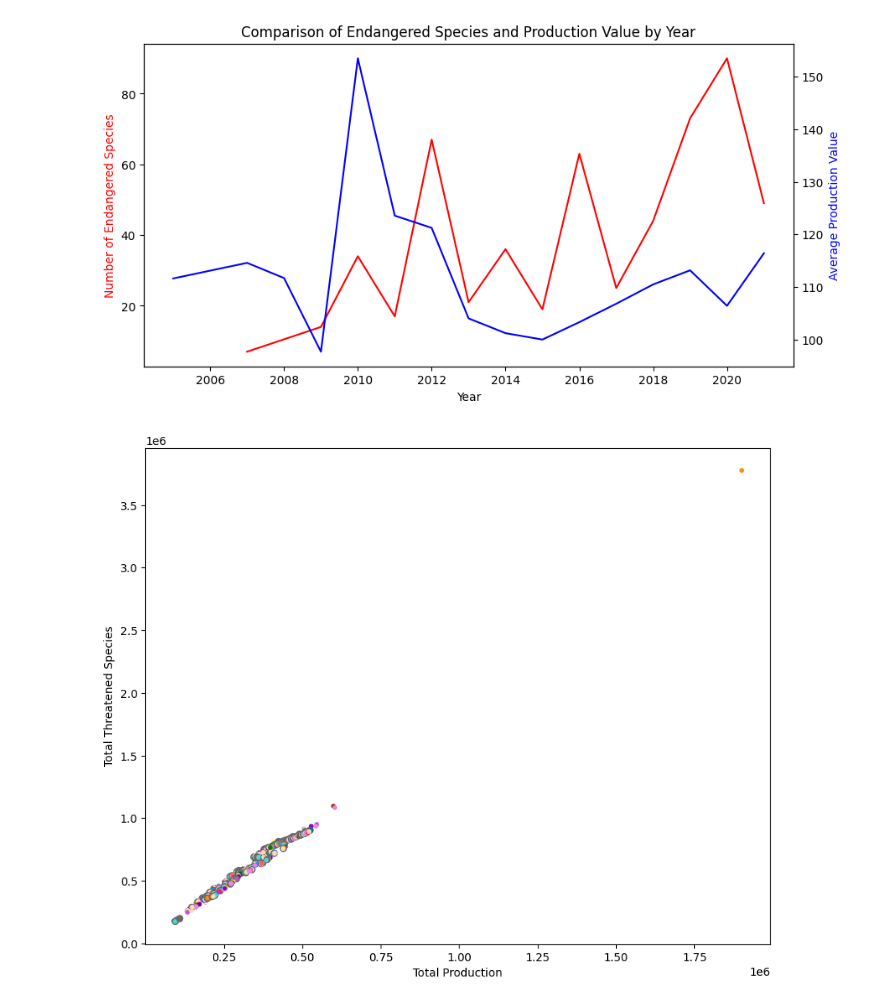
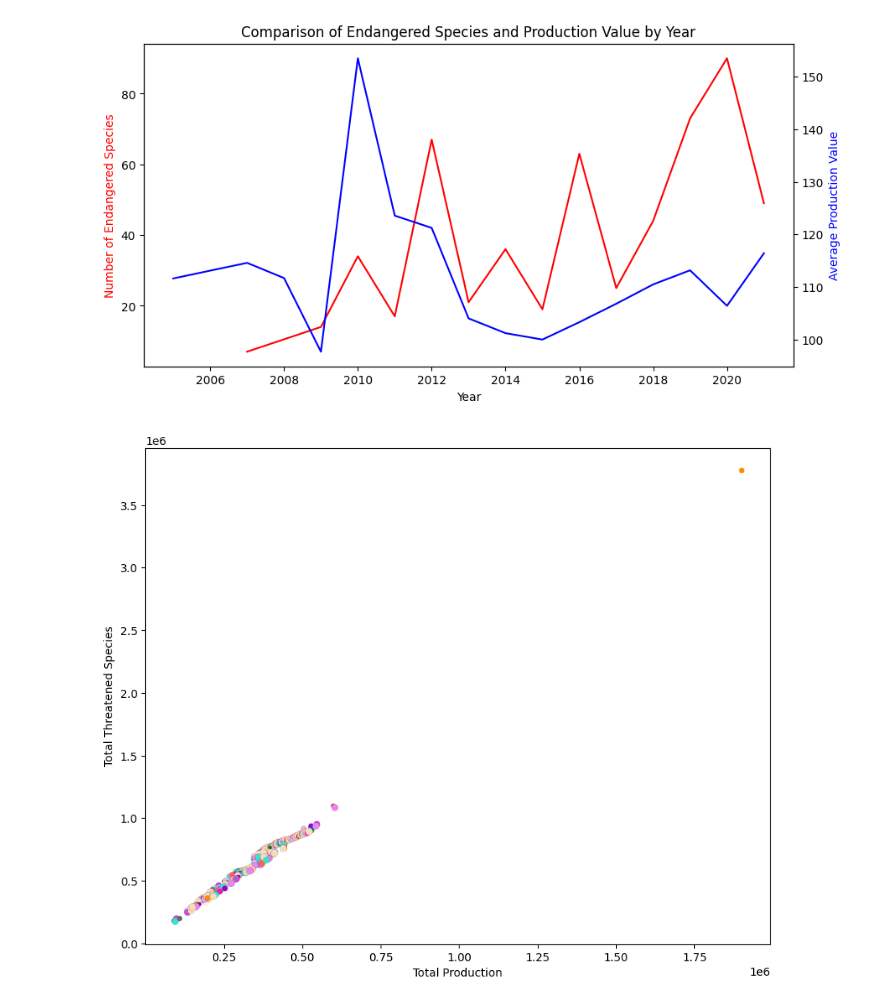
Before and after one commit to ENVS110a-SP23/group2-project, a Jupyter notebook: visualizations.ipynb, the cells around one changed output. Cells and saved outputs as stored; diff of their text form; code cells hidden in the pictures.

Commit message:
Forgot to replace the placeholder values I put for the sizes

```diff
--- a/visualizations.ipynb
+++ b/visualizations.ipynb
@@ -136,11 +136,35 @@ merged_df['Total Threatened Species'] = merged_df.iloc[:, 3:].sum(axis=1)
 
 
 # Create a dictionary to define marker sizes based on the type of production
-marker_sizes = {'Agriculture, forestry and fishing': 20,
-                'Mining and quarrying': 30,
-                'Manufacturing': 40,
-                'Electricity, gas, steam and air conditioning supply': 50,
-                'Water supply, sewerage, waste management and remediation activities': 60}
+marker_sizes = {'Basic metals': 1,
+                'Beverages': 2,
+                'Chemicals and chemical products': 3,
+                'Coke and refined petroleum products': 4,
+                'Computer, electronic and optical products': 5,
+                'Electrical equipment': 6,
+                'Electricity, gas, steam & air conditioning': 7,
+                'Fabricated metal products, except machinery': 8,
+                'Food products': 9,
+                'Furniture': 10,
+                'Leather and related products': 11,
+                'Machinery and equipment n.e.c.': 12,
+                'Mining and quarrying': 13,
+                'Motor vehicles, trailers and semi-trailers': 14,
+                'Other manufacturing': 15,
+                'Other non-metallic mineral products': 16,
+                'Other transport equipment': 17,
+                'Paper and paper products': 18,
+                'Pharmaceuticals,medicinal chemicals, etc.': 19,
+                'Printing and reproduction of recorded media': 20,
+                'Rubber and plastics products': 21,
+                'Textiles': 22,
+                'Tobacco products': 23,
+                'Total manufacturing': 24,
+                'Water supply; sewerage, waste management': 25,
+                'Wearing apparel': 26,
+                'Wood products, excluding furniture': 27,
+                'Repair and installation of machinery/equipment': 28
+                }
 
 # Create a dictionary to define marker colors based on the type of production
 marker_colors = {'Basic metals': 'silver',
@@ -168,34 +192,34 @@ marker_colors = {'Basic metals': 'silver',
                  'Tobacco products': 'thistle',
                  'Total manufacturing': 'tomato',
                  'Water supply; sewerage, waste management': 'turquoise',
                  'Wearing apparel': 'violet',
                  'Wood products, excluding furniture': 'wheat',
                  'Repair and installation of machinery/equipment': 'mediumorchid',
                  }
 
 # Extract the x, y, size, and color values from the merged_df dataframe
 x = merged_df['Total Production']
 y = merged_df['Total Threatened Species']
 size = [marker_sizes.get(v, 10) for v in merged_df['ISIC Description']]
 color = [marker_colors.get(v, 'black') for v in merged_df['ISIC Description']]
 
 # Plot a scatter plot of all the points at once
 fig, ax = plt.subplots(figsize=(10, 8))
 ax.scatter(x, y, s=size, c=color)
 
 # Set labels for the x-axis and y-axis
 ax.set_xlabel('Total Production')
 ax.set_ylabel('Total Threatened Species')
 
 plt.show()
 
 # Set labels for the x-axis and y-axis
 ax.set_xlabel('Total Production')
 ax.set_ylabel('Total Threatened Species')
 
 plt.show()
 # %% [output]
-[figure, old version]
+[figure, new version]
 # %%
 #Chart with outlier filtered out so it is easier to see the rest of the data
 merged_df = merged_df[merged_df['Total Production'] <= 1000000]
```
Also changed, not shown: parts of 2 cells of this notebook.
